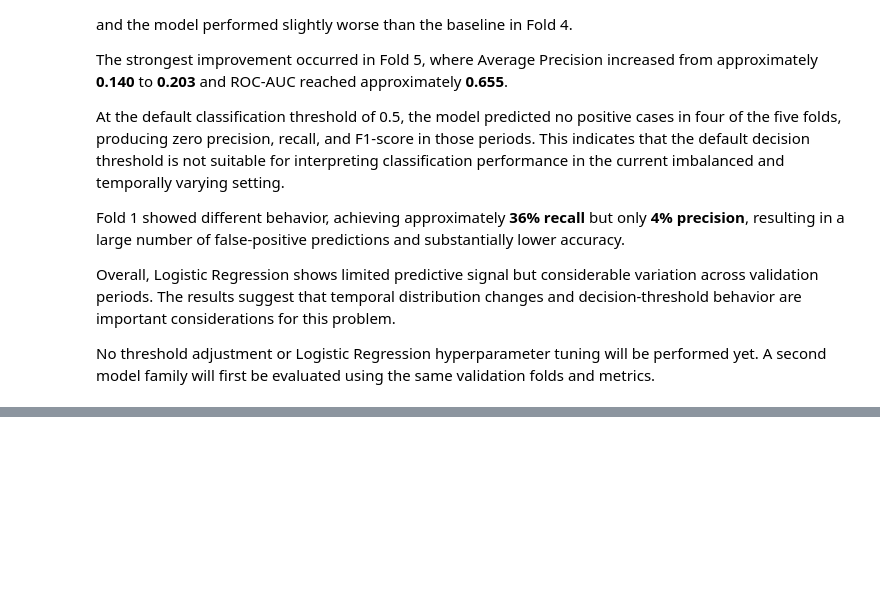
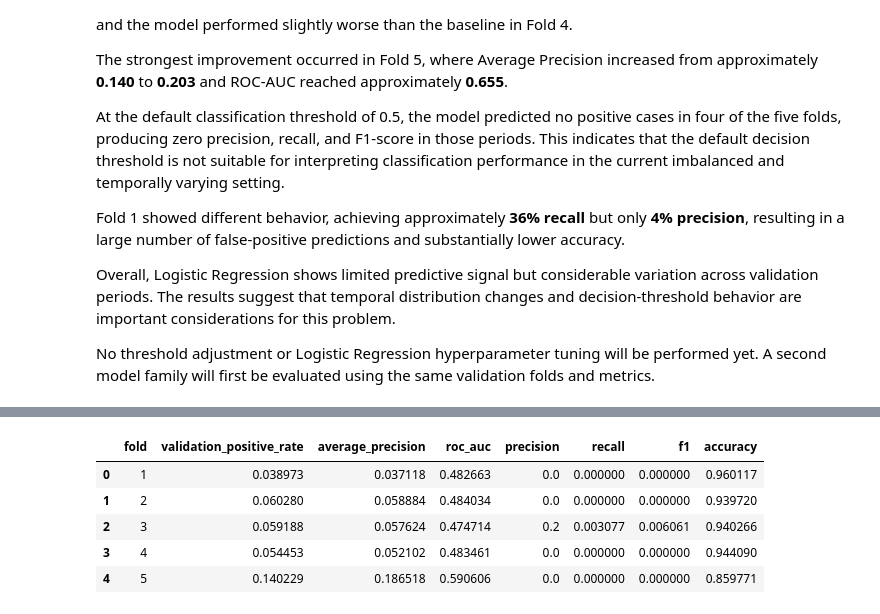
Before and after one commit to NourhanFarag/bank-marketing-subscription-prediction, a Jupyter notebook: notebooks/01_bank_marketing_analysis.ipynb, the cells around one changed output, grey strips where cells are left out. Cells and saved outputs as stored; diff of their text form; code cells hidden in the pictures; blank space fills up the shorter version.

```diff
--- a/notebooks/01_bank_marketing_analysis.ipynb
+++ b/notebooks/01_bank_marketing_analysis.ipynb
@@ -1633,0 +1684,43 @@ No threshold adjustment or Logistic Regression hyperparameter tuning will be per
+# %%
+random_forest_cv_raw = cross_validate(
+    estimator=random_forest_pipeline,
+    X=X_dev,
+    y=y_dev,
+    cv=CV_SPLITS,
+    scoring=SCORING,
+    return_train_score=True
+)
+# %%
+random_forest_cv_results = pd.DataFrame({
+    "fold": range(1, len(CV_SPLITS) + 1),
+
+    "validation_positive_rate":
+        fold_overview["validation_positive_rate"],
+
+    "average_precision":
+        random_forest_cv_raw["test_average_precision"],
+
+    "roc_auc":
+        random_forest_cv_raw["test_roc_auc"],
+
+    "precision":
+        random_forest_cv_raw["test_precision"],
+
+    "recall":
+        random_forest_cv_raw["test_recall"],
+
+    "f1":
+        random_forest_cv_raw["test_f1"],
+
+    "accuracy":
+        random_forest_cv_raw["test_accuracy"]
+})
+
+random_forest_cv_results
+# %% [output]
+|  | fold | validation_positive_rate | average_precision | roc_auc | precision | recall | f1 | accuracy |
+| 0 | 1 | 0.038973 | 0.037118 | 0.482663 | 0.0 | 0.000000 | 0.000000 | 0.960117 |
+| 1 | 2 | 0.060280 | 0.058884 | 0.484034 | 0.0 | 0.000000 | 0.000000 | 0.939720 |
+| 2 | 3 | 0.059188 | 0.057624 | 0.474714 | 0.2 | 0.003077 | 0.006061 | 0.940266 |
+| 3 | 4 | 0.054453 | 0.052102 | 0.483461 | 0.0 | 0.000000 | 0.000000 | 0.944090 |
+| 4 | 5 | 0.140229 | 0.186518 | 0.590606 | 0.0 | 0.000000 | 0.000000 | 0.859771 |
```
Also changed, not shown: parts of 26 cells of this notebook.
